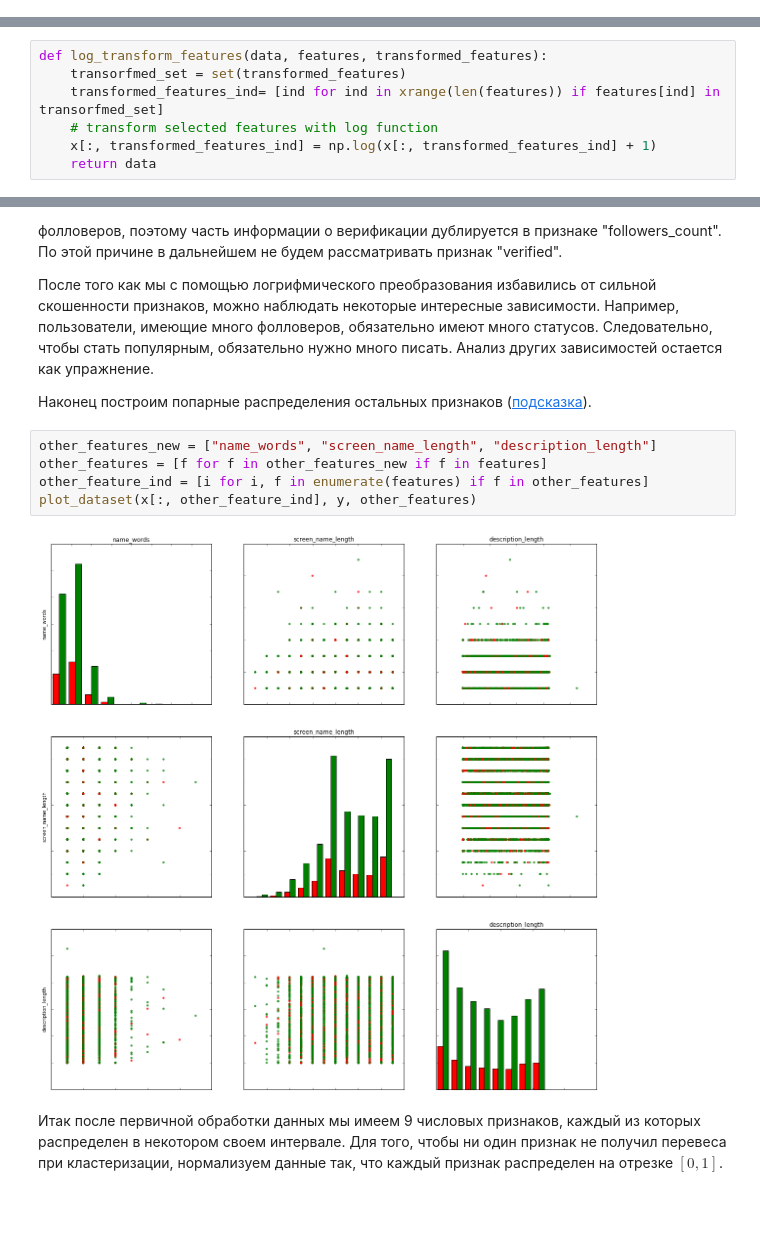
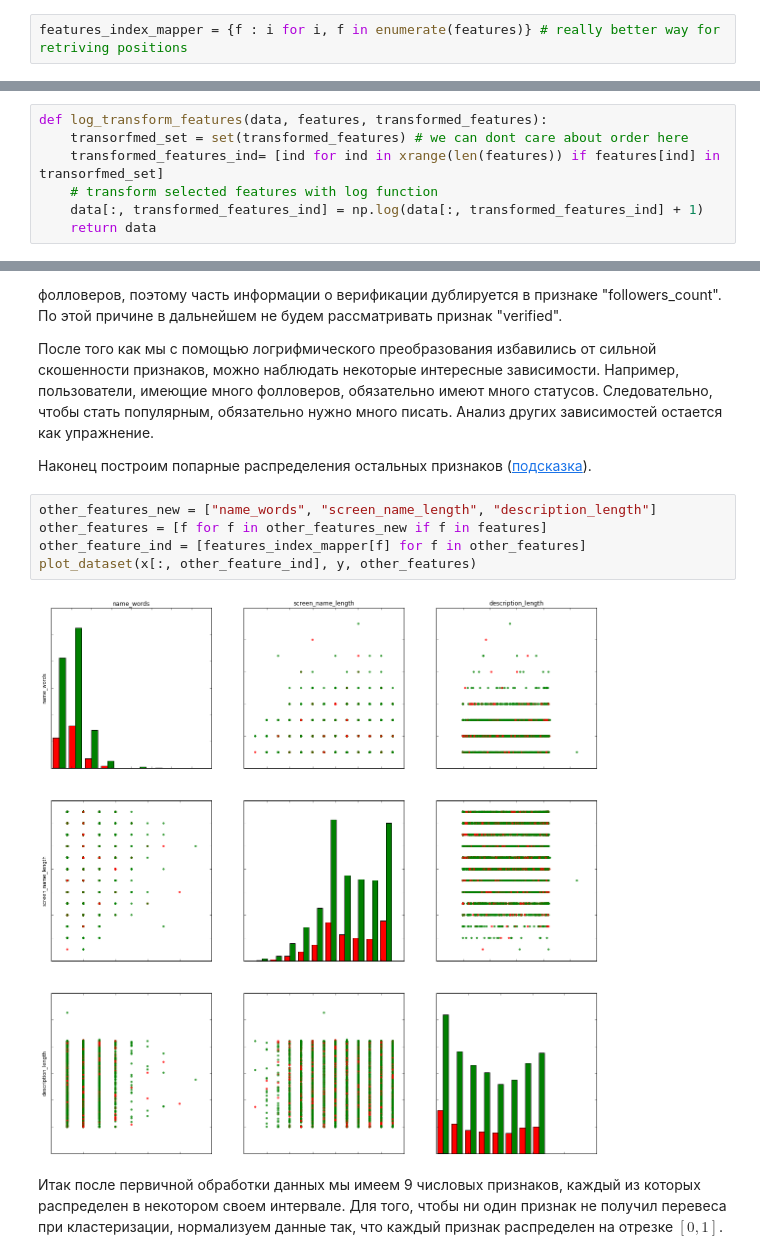
Before and after one commit to dmitrypenzar1996/dm1, a Jupyter notebook: prac2/homework-2-st.ipynb, the cells around one changed output, grey strips where cells are left out. Cells and saved outputs as stored; diff of their text form; blank space fills up the shorter version.

```diff
--- a/prac2/homework-2-st.ipynb
+++ b/prac2/homework-2-st.ipynb
@@ -168,6 +128,8 @@ def plot_dataset(x, y, features):
     pl.show()
 # %% [markdown]
 Построим попарные распределения географических признаков ([подсказка](http://stroykova.github.io/sphera/l2_1.png)).
+# %%
+features_index_mapper = {f : i for i, f in enumerate(features)} # really better way for retriving positions
 # %%
 geo_features_new = ["lat", "lon", "country_code"]
 geo_features = [f for f in geo_features_new if f in features]
@@ -190,10 +152,10 @@ plot_dataset(x[:, social_feature_ind], y, social_features)
 Из графиков видно, что признаки "followers_count", "friends_count", "statuses_count", "favourites_count", "listed_count" сильно смещены в сторону небольших значений. В таком случае удобно сделать логарифмическое преобразрвание этих признаков, то есть применить к их значениям $x_{ij}$ функцию $\log(1 + x_{ij})$. Сделаем это и построим новые распределения ([подсказка](http://stroykova.github.io/sphera/l2_3.png)). Необходимо реализовать функцию log_transform_features, которая выполняет указанное логарифмическое преобразование. (2 балла)
 # %%
 def log_transform_features(data, features, transformed_features):
-    transorfmed_set = set(transformed_features)
+    transorfmed_set = set(transformed_features) # we can dont care about order here
     transformed_features_ind= [ind for ind in xrange(len(features)) if features[ind] in transorfmed_set]
     # transform selected features with log function
-    x[:, transformed_features_ind] = np.log(x[:, transformed_features_ind] + 1)
+    data[:, transformed_features_ind] = np.log(data[:, transformed_features_ind] + 1)
     return data
 # %%
 transformed_features = ["followers_count", "friends_count", "statuses_count", "favourites_count", "listed_count"]
@@ -212,10 +175,10 @@ plot_dataset(x[:, social_feature_ind], y, social_features)
 # %%
 other_features_new = ["name_words", "screen_name_length", "description_length"]
 other_features = [f for f in other_features_new if f in features]
-other_feature_ind = [i for i, f in enumerate(features) if f in other_features]
+other_feature_ind = [features_index_mapper[f] for f in other_features]
 plot_dataset(x[:, other_feature_ind], y, other_features)
 # %% [output]
-[figure, old version]
+[figure, new version]
 # %% [markdown]
 Итак после первичной обработки данных мы имеем 9 числовых признаков, каждый из которых распределен в некотором своем интервале. Для того, чтобы ни один признак не получил перевеса при кластеризации, нормализуем данные так, что каждый признак распределен на отрезке $[0, 1]$.
 # %%
```
Also changed, not shown: parts of 10 cells of this notebook, 1 other file.
